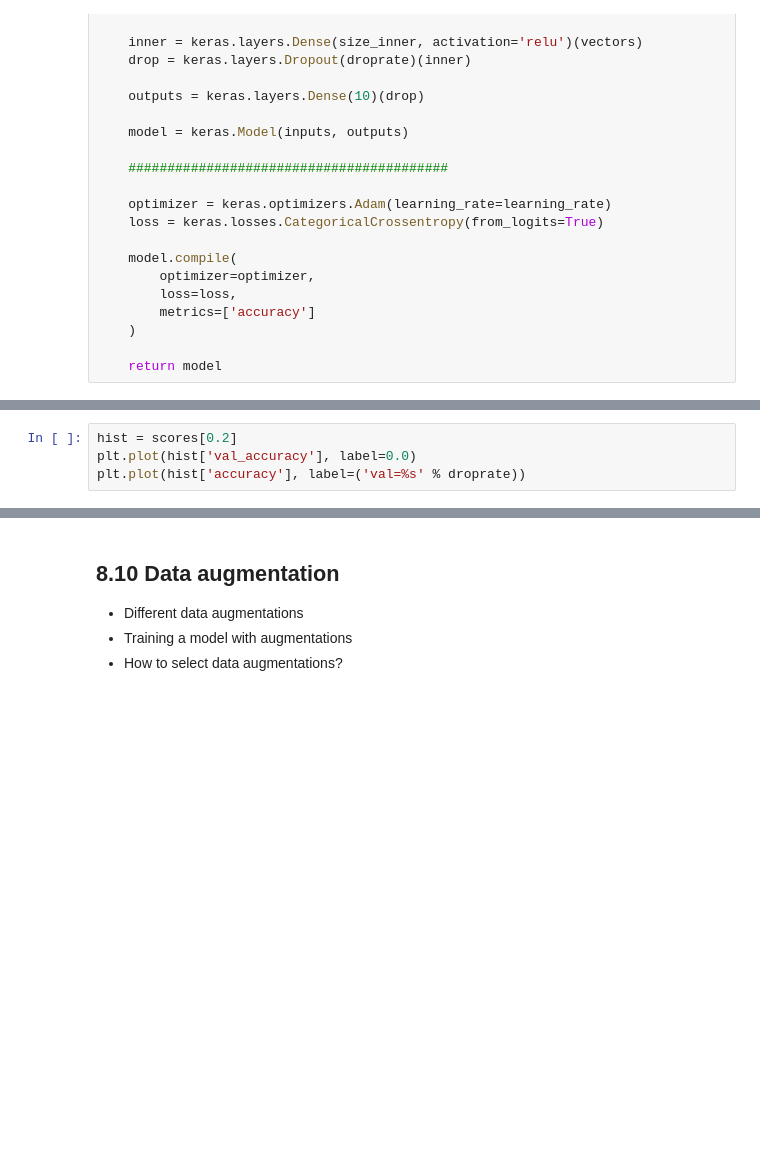
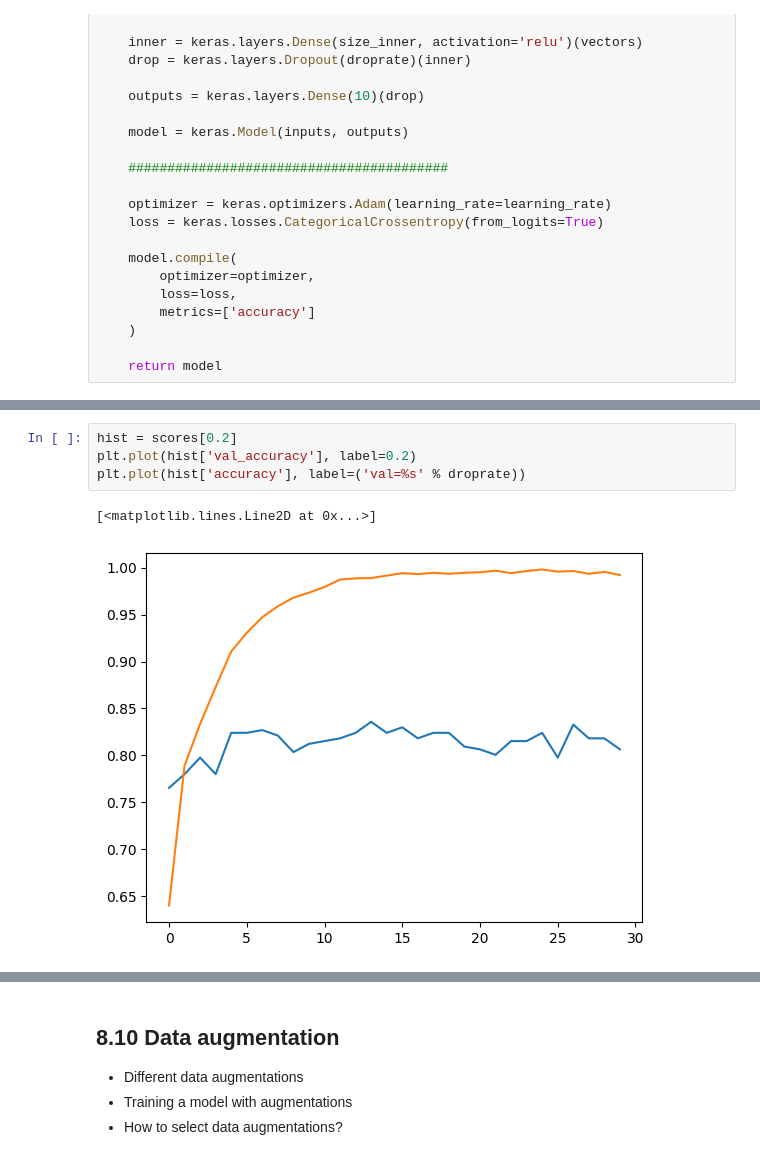
Before and after one commit to AlexHuc/learning-repo, a Jupyter notebook: ZoomCamp/machine-learning-zoomcamp-2025/08-deep-learning/08-deep-learning-live.ipynb, the cells around one changed output, grey strips where cells are left out. Cells and saved outputs as stored; diff of their text form; blank space fills up the shorter version.

```diff
--- a/ZoomCamp/machine-learning-zoomcamp-2025/08-deep-learning/08-deep-learning-live.ipynb
+++ b/ZoomCamp/machine-learning-zoomcamp-2025/08-deep-learning/08-deep-learning-live.ipynb
@@ -387,4 +715,7 @@ plt.plot(hist['accuracy'], label=('val=%s' % droprate))
 # %%
 hist = scores[0.2]
-plt.plot(hist['val_accuracy'], label=0.0)
+plt.plot(hist['val_accuracy'], label=0.2)
 plt.plot(hist['accuracy'], label=('val=%s' % droprate))
+# %% [output]
+[<matplotlib.lines.Line2D at 0x...>]
+[figure, added]
```
Also changed, not shown: parts of 49 cells of this notebook.
